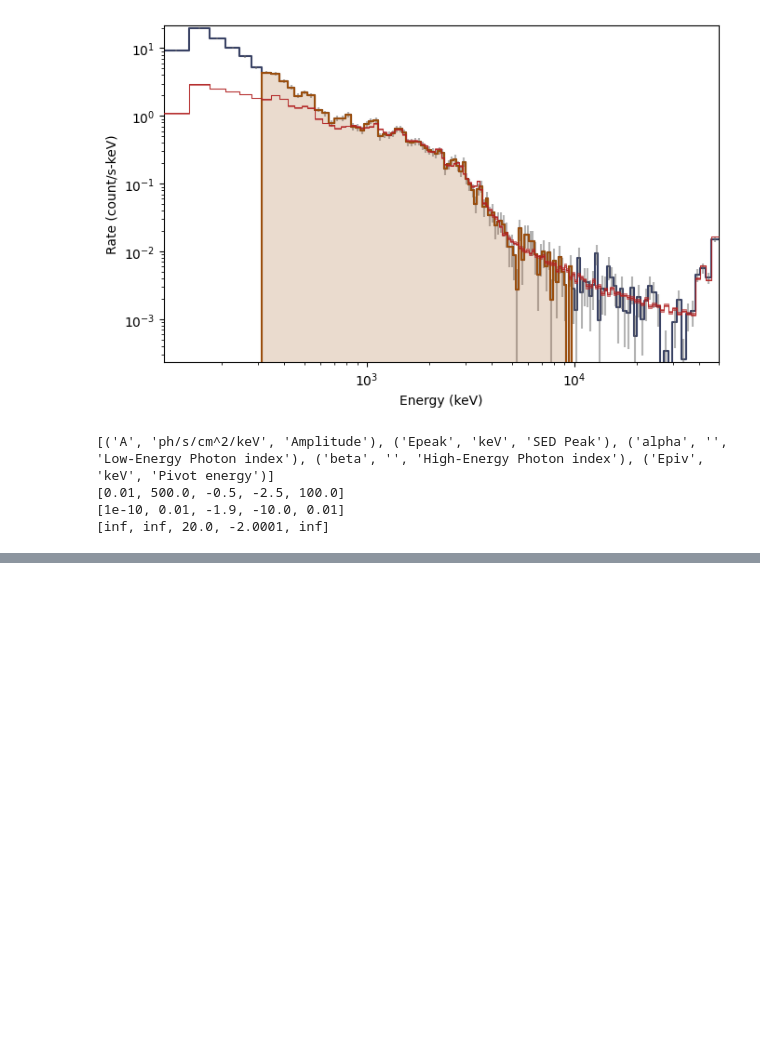
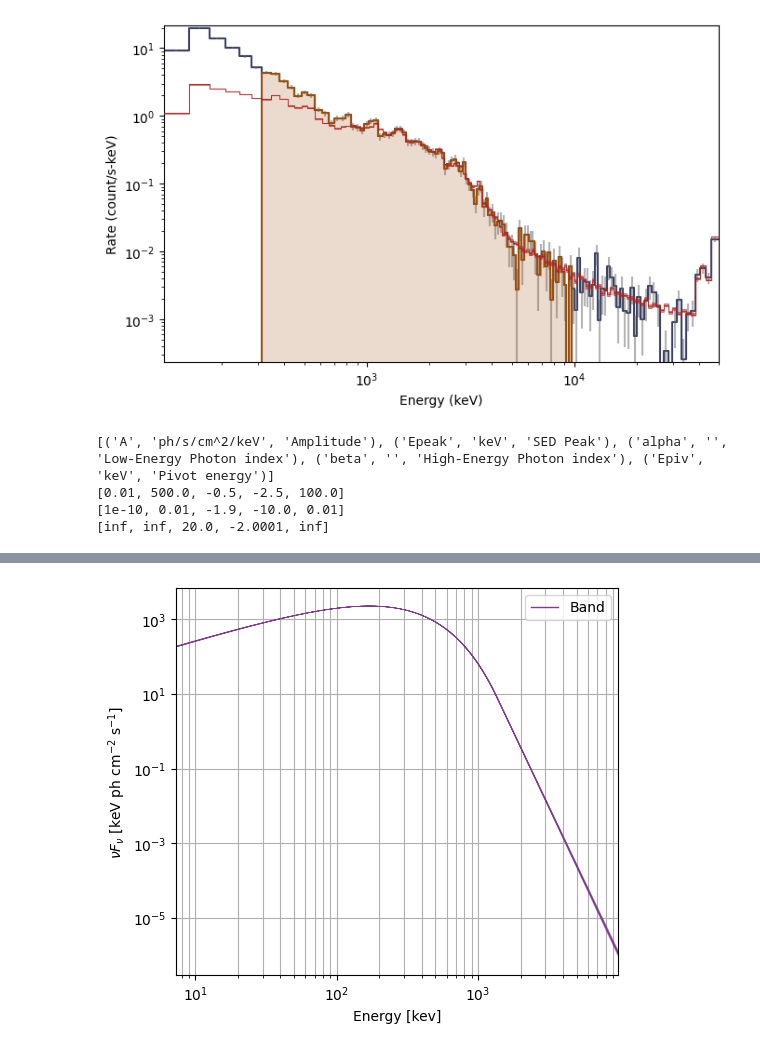
Before and after one commit to BrianDL/astro2025S02-GRB, a Jupyter notebook: analisis_espectral_simple_v2.ipynb, the cells around one changed output, grey strips where cells are left out. Drawn from its saved outputs; the diff is of its cells as text; code cells hidden in the pictures; blank space fills up the shorter version.

```diff
--- a/analisis_espectral_simple_v2.ipynb
+++ b/analisis_espectral_simple_v2.ipynb
@@ -272,87 +273,7 @@ ModelFit.show_residuals(modelplot)
 # %%
-
-# --- INPUTS (ajusta a tus variables del cuaderno) ---
-# cspec_by_det = {"n3": cspec_n3, "n6": cspec_n6, "n7": cspec_n7}
-# rsp2_by_det = {"n3": rsp2_n3,  "n6": rsp2_n6,  "n7": rsp2_n7}
-# bkg_by_det  = {"n3": bkg_n3,   "n6": bkg_n6,   "n7": bkg_n7}
-
-def _contiguos(idx):
-    if len(idx) == 0: return []
-    g, s, p = [], idx[0], idx[0]
-    for k in idx[1:]:
-        if k == p + 1: p = k
-        else: g.append((s, p)); s = p = k
-    g.append((s, p))
-    return g
-
-def _detect_destellos(t, rate, sigma=3.0, min_bins=4):
-    med = np.median(rate)
-    mad = np.median(np.abs(rate - med)) + 1e-12
-    thr = med + 1.4826 * sigma * mad
-    idx = np.where(rate > thr)[0]
-    return [(i0, i1) for (i0, i1) in _contiguos(idx) if (i1 - i0 + 1) >= min_bins]
-
-def _lc_combinada(cspec_by_det):
-    # Asume bins alineados entre detectores (CSPEC)
-    det0 = next(iter(cspec_by_det.values()))
-    tstart = det0.tstart; tstop = det0.tstop
-    t = 0.5 * (tstart + tstop); dt = (tstop - tstart); dt[dt == 0] = 1.0
-    rate = np.zeros_like(t, dtype=float)
-    for cs in cspec_by_det.values():
-        rate += cs.counts.sum(axis=1)
-    return t, rate / dt, tstart, tstop
-
-def _fit_band_ventana(cspec_by_det, rsp2_by_det, bkg_by_det, t1, t2):
-    fitter = SpectralFitterPgstat()
-    fitter.set_model(Band())
-    tcen = 0.5 * (t1 + t2)
-    for name, cs in cspec_by_det.items():
-        pha = cs.to_pha(t1, t2, background=bkg_by_det.get(name))
-        rsp = rsp2_by_det[name].to_matrix(tcen)    # interpola respuesta al centro
-        fitter.add_data(pha, rsp, name=name)
-    res = fitter.fit(method="tnc")
-    best = fitter.get_best_fit()
-    return {
-        "alpha": best["alpha"].value, "beta": best["beta"].value,
-        "epeak": best["epeak"].value, "amplitude": best["amplitude"].value,
-        "pgstat": res.stat, "dof": res.dof
-    }
-
-def band_por_pares(cspec_by_det, rsp2_by_det, bkg_by_det,
-                   sigma=3.0, min_bins=4, step=2,
-                   out_csv="band_params_pares.csv", out_png="band_params_pares.png"):
-    t, rate, tstart, tstop = _lc_combinada(cspec_by_det)
-    destellos = _detect_destellos(t, rate, sigma=sigma, min_bins=min_bins)
-
-    rows = []
-    for d_id, (i0, i1) in enumerate(destellos, 1):
-        i = i0; pair = 0
-        while i + step - 1 <= i1:
-            j = i + step - 1
-            t1 = tstart[i]                 # borde izquierdo del primer bin
-            t2 = tstop[j]                  # borde derecho del segundo bin
-            pair += 1
-            fit = _fit_band_ventana(cspec_by_det, rsp2_by_det, bkg_by_det, t1, t2)
-            rows.append({"destello": d_id, "pair": pair, "t_center": 0.5*(t[i]+t[j]), **fit})
-            i += step
-
-    df = pd.DataFrame(rows).sort_values(["destello", "t_center"])
-    if len(df): df.to_csv(out_csv, index=False)
-
-    # Plot simple: α(t), β(t), Epeak(t) por destello
-    if len(df):
-        fig, ax = plt.subplots(3, 1, figsize=(8, 8), sharex=True)
-        for d_id in df["destello"].unique():
-            sel = df[df["destello"] == d_id]
-            ax[0].plot(sel["t_center"], sel["alpha"], marker="o", label=f"Destello {d_id}")
-            ax[1].plot(sel["t_center"], sel["beta"],  marker="o", label=f"Destello {d_id}")
-            ax[2].plot(sel["t_center"], sel["epeak"], marker="o", label=f"Destello {d_id}")
-        ax[0].set_ylabel(r"$\alpha$"); ax[1].set_ylabel(r"$\beta$")
-        ax[2].set_ylabel(r"$E_{\rm peak}$ (keV)"); ax[2].set_xlabel("Tiempo (s)")
-        for a in ax: a.grid(True, alpha=.3); a.legend()
-        plt.tight_layout(); plt.savefig(out_png, dpi=150)
-    return df
-
-# --- USO ---
-# df = band_por_pares(cspec_by_det, rsp2_by_det, bkg_by_det,
-#                     sigma=3.0, min_bins=4, step=2)
+# show a plot of the νFν spectrum instead of the fit
+modelplot_nu=ModelFit(fitter=specfitter, view='nufnu')
+modelplot_nu.ax.grid(which='both')
+plt.savefig(f"imagenes/espectro_vFv_bn{object_name}_band.pdf", bbox_inches='tight')
+# %% [output]
+[figure, added]
```
Also changed, not shown: parts of 7 cells of this notebook.
